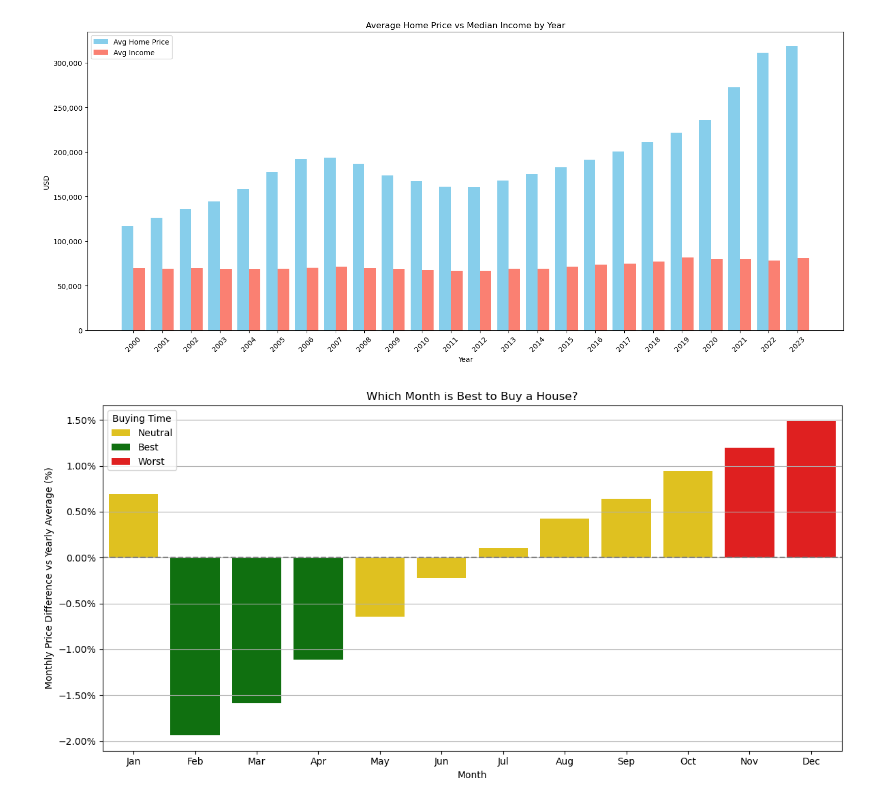
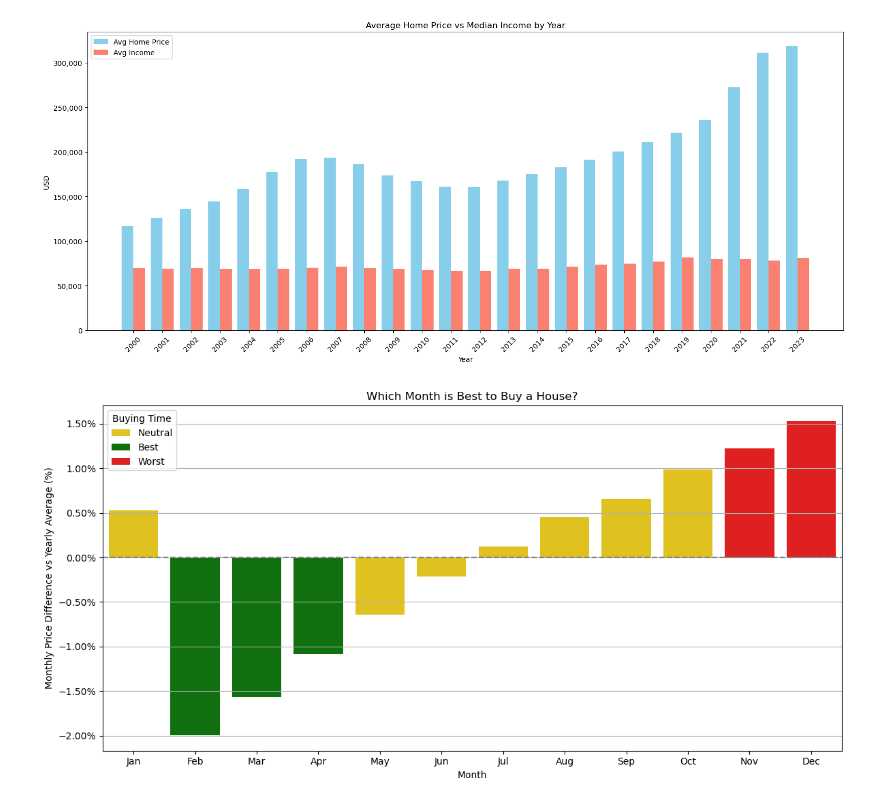
Before and after one commit to uic-cs418/group-project-stat-squad, a Jupyter notebook: zahabiya.ipynb, the cells around one changed output. Drawn from its saved outputs; the diff is of its cells as text; code cells hidden in the pictures.

```diff
--- a/zahabiya.ipynb
+++ b/zahabiya.ipynb
@@ -230,7 +230,7 @@ plt.show()
 
 hv_data = pd.read_csv("homevalue.csv")
 hv_data.columns.values[5:] = pd.to_datetime(hv_data.columns[5:])
-threshold = 0.4
+threshold = 0.3
 home_val = hv_data.loc[hv_data.isnull().mean(axis=1) < threshold]
 ts = home_val.iloc[:, 5:]
 
@@ -239,34 +239,34 @@ long_df['Date'] = pd.to_datetime(long_df['Date'])
 long_df['Month'] = long_df['Date'].dt.month
 long_df = long_df.dropna()
 
 avg = long_df.groupby('Month')['HomeValue'].mean()
 mean = avg.mean()
 deviation = (avg - mean) / mean
 labels = deviation.apply(lambda x: 'Best' if x < -0.01 else ('Worst' if x > 0.01 else 'Neutral'))
 
 plot_df = pd.DataFrame({
     'Month': avg.index,
     'AveragePrice': avg.values,
     'Deviation': deviation.values,
     'Label': labels.values
 })
 
 plt.figure(figsize=(12, 6))
 sns.barplot(data=plot_df, x='Month', y='Deviation', hue='Label', dodge=False,
             palette={'Best': 'green', 'Neutral': 'gold', 'Worst': 'red'})
 plt.axhline(0, color='gray', linestyle='--')
 plt.title('Which Month is Best to Buy a House?')
 plt.xlabel('Month')
 plt.ylabel('Monthly Price Difference vs Yearly Average (%)')
 plt.gca().yaxis.set_major_formatter(mtick.PercentFormatter(1.0))
 plt.xticks(ticks=range(0, 12), labels=['Jan', 'Feb', 'Mar', 'Apr', 'May', 'Jun',
                                        'Jul', 'Aug', 'Sep', 'Oct', 'Nov', 'Dec'])
 plt.legend(title='Buying Time')
 plt.tight_layout()
 plt.grid(True, axis='y')
 plt.show()
 # %% [output]
-[figure, old version]
+[figure, new version]
 # %%
 #=========================BINARY CLASSIFICATION(ML)=======================
 # DESCRIPTION
```
